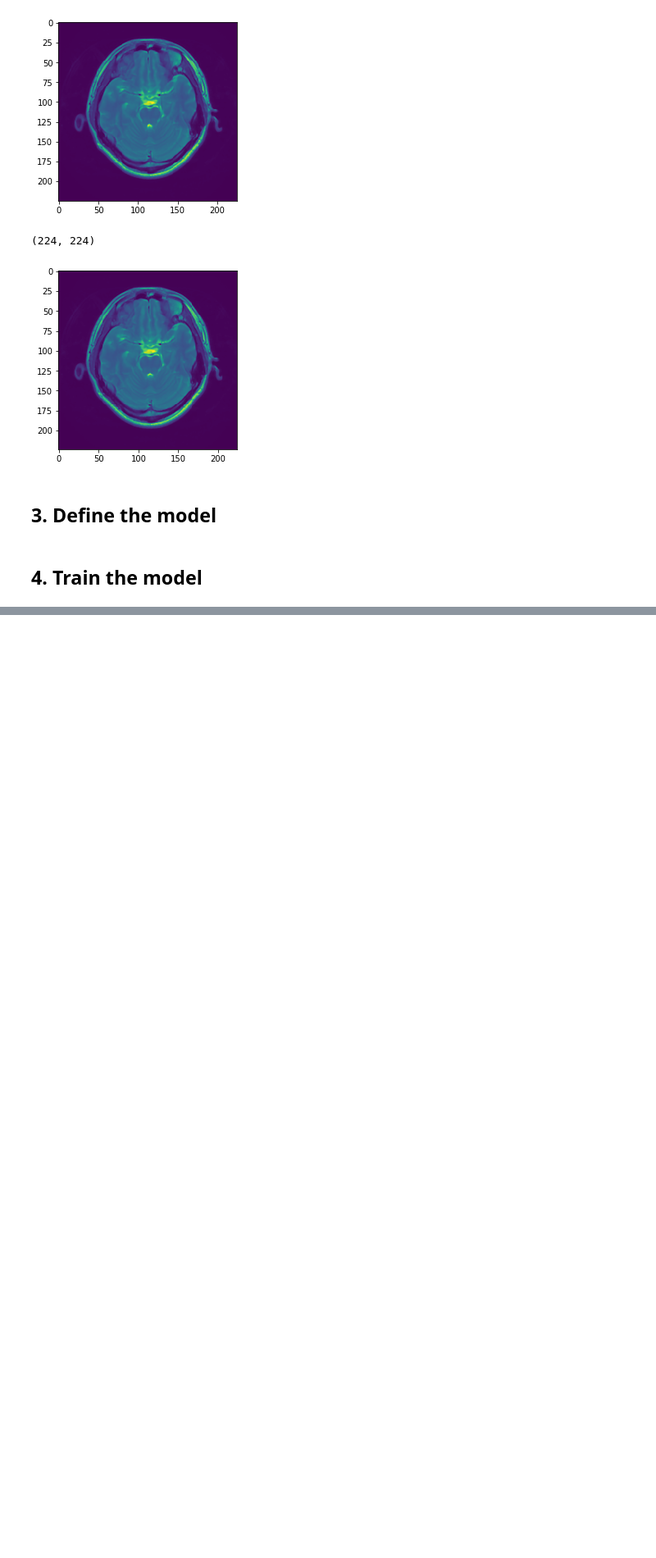
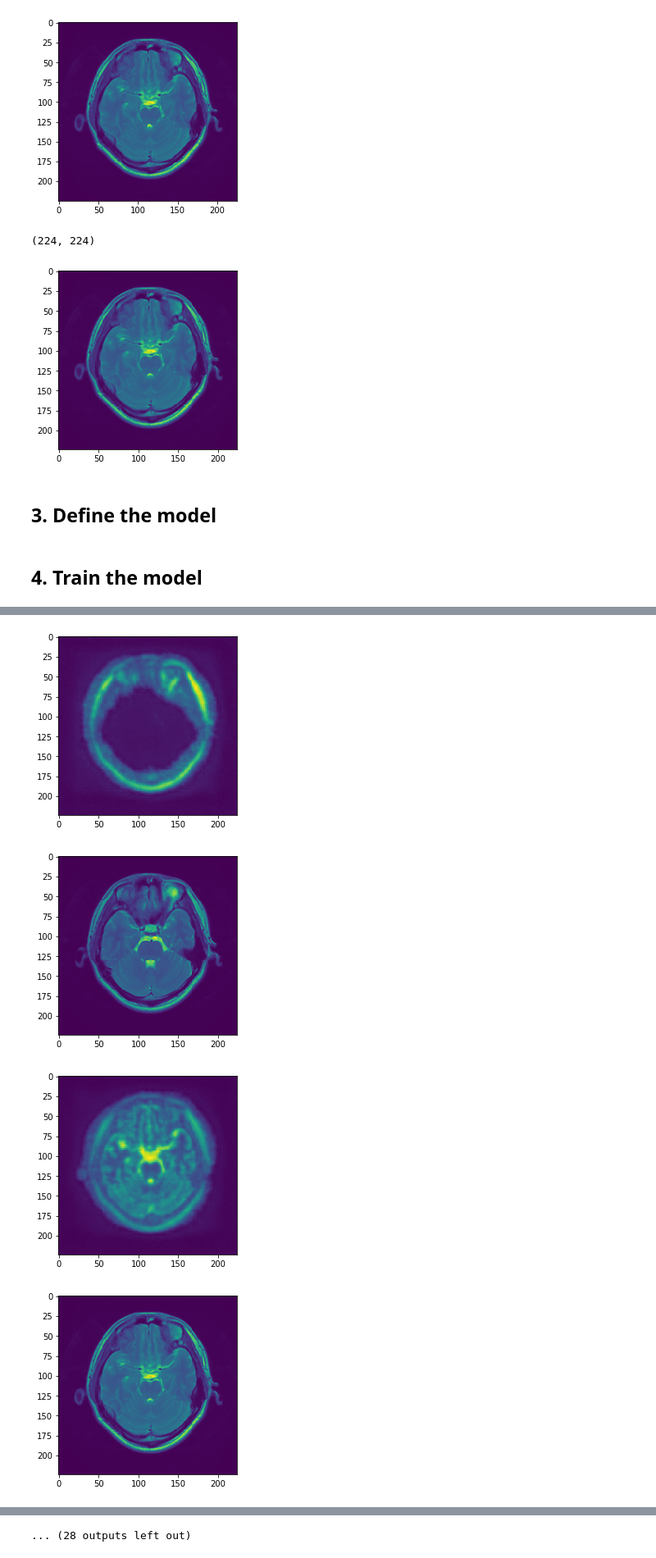
Before and after one commit to zhangqimin17/Denoising-Tailored-MR-Fingerprinting-data, a Jupyter notebook: Denoising.ipynb, the cells around one changed output, grey strips where cells are left out. Shown at 82% size. Drawn from its saved outputs; the diff is of its cells as text; code cells hidden in the pictures; blank space fills up the shorter version.

```diff
--- a/Denoising.ipynb
+++ b/Denoising.ipynb
@@ -280,0 +268,5 @@ sio.savemat('./SVPSF_128_invcor.mat', result)
+# %%
+# TESTING
+ypred = model.predict(xtrain, verbose=1)
+result = {'ypred_invcor': ypred, 'ytrain_deblur': ytrain}
+sio.savemat('./TMRF_128_invcor.mat', result)
@@ -280,0 +275,11 @@ sio.savemat('./SVPSF_128_invcor.mat', result)
+# %%
+for i in range(10):
+    plt.imshow(result['ypred_invcor'][i,:,:,0])
+    plt.show()
+    plt.imshow(result['ytrain_deblur'][i,:,:,0])
+    plt.show()
+# %% [output]
+[figure, added]
+[figure, added]
+[figure, added]
+[figure, added]
@@ -280,0 +294 @@ sio.savemat('./SVPSF_128_invcor.mat', result)
+... (28 outputs left out)
```
Also changed, not shown: parts of 11 cells of this notebook.
